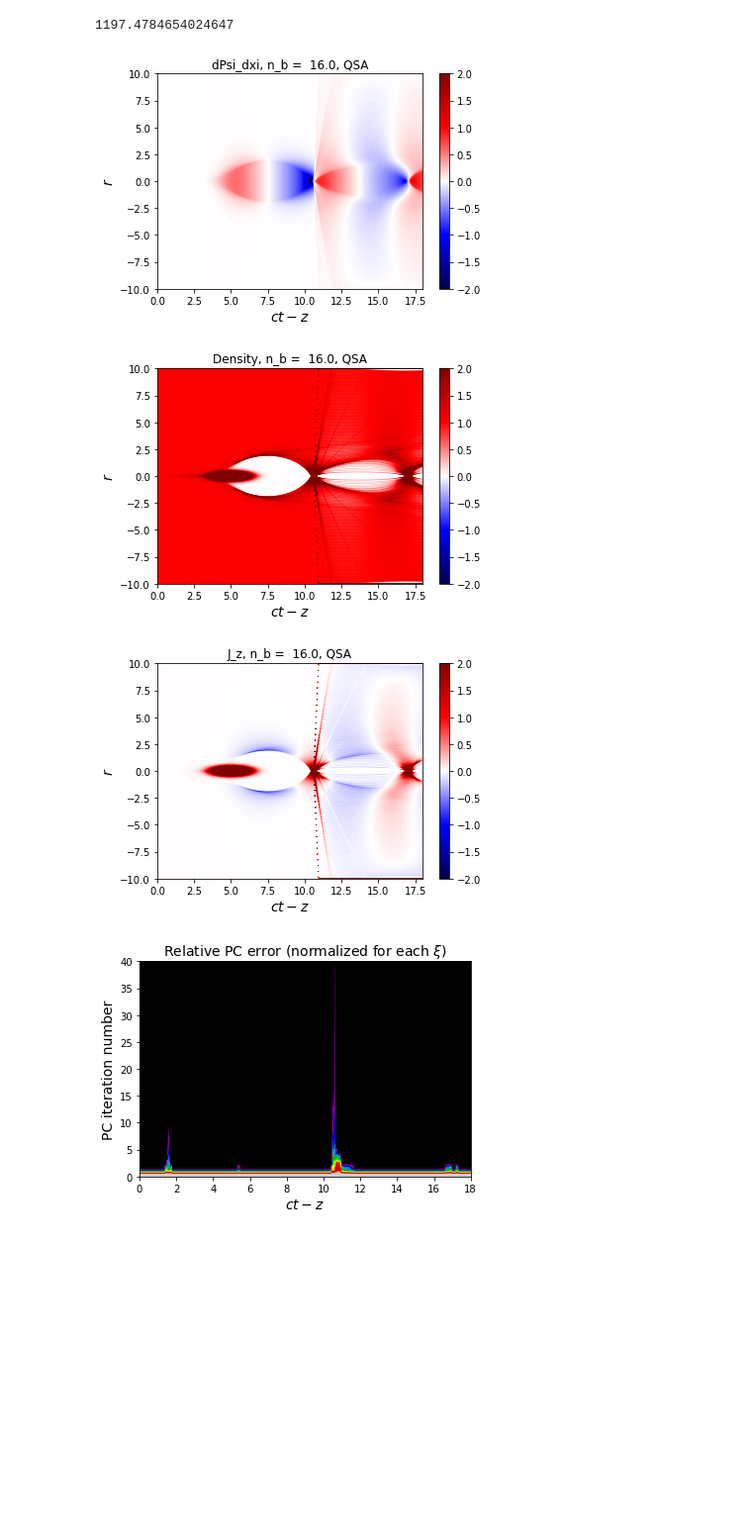
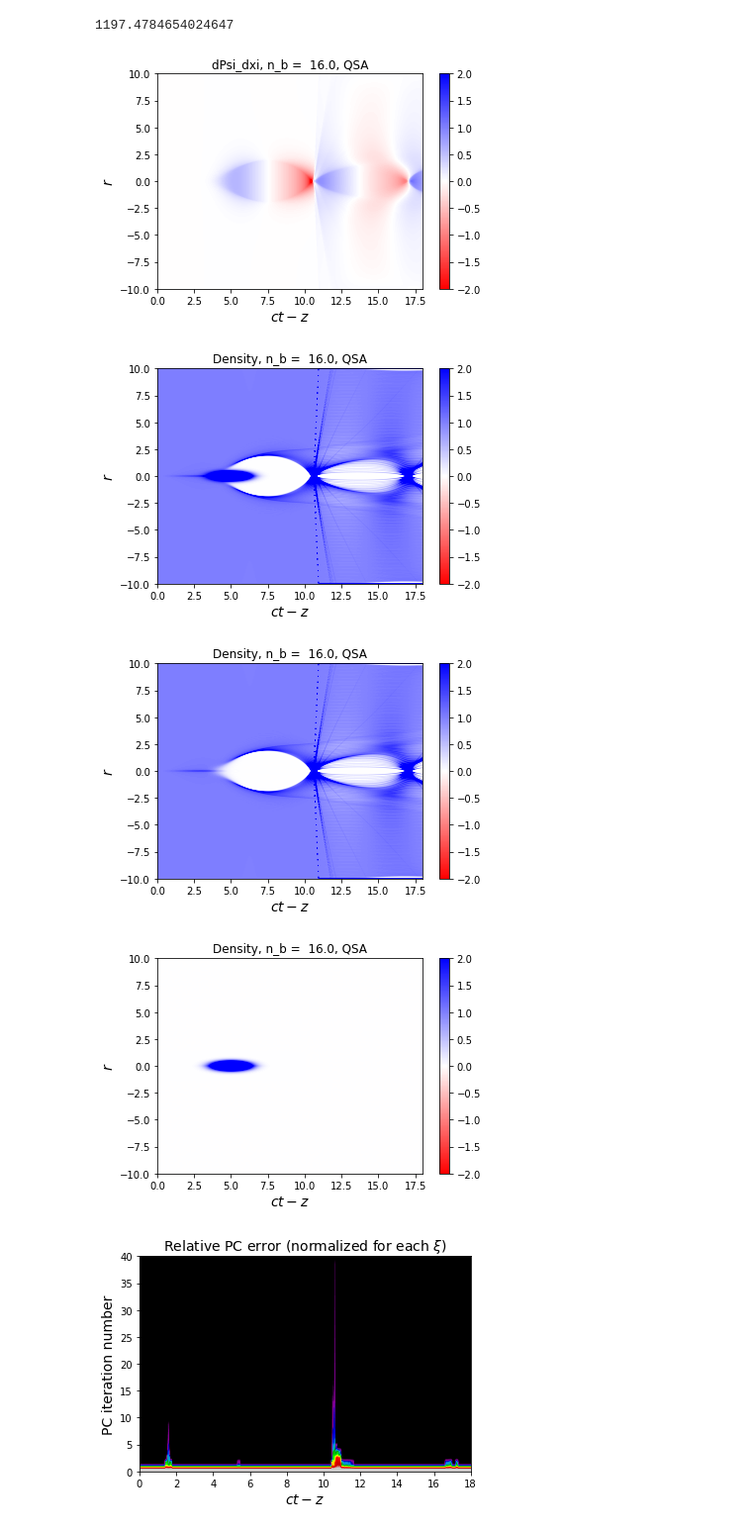
Before and after one commit to viktoriiazakharova/QSA_PWFA, a Jupyter notebook: example/sim_test_quick.ipynb, the cells around one changed output. Shown: that part at 99% size. Saved outputs shown, nothing was run; the diff lists cells and outputs as text; code cells hidden in the pictures; blank space fills up the shorter version.

```diff
--- a/example/sim_test_quick.ipynb
+++ b/example/sim_test_quick.ipynb
@@ -46,8 +46,16 @@ sim.add_specie( GaussianBunch( n_b, R_b, R_xi, ksi0, 256, sim, q=1 ) )
 
 sim.diagnostics = [
     FieldDiagnostics( sim, L_r=L_r, N_r=N_r,
-                      fields=['dPsi_dxi','Density','J_z'],
+                      fields=['dPsi_dxi','Density'],
                       xi_step=4,
+                      ),
+    FieldDiagnostics( sim, L_r=L_r, N_r=N_r,
+                      fields=['Density',],
+                      xi_step=4, species_src=(sim.species[0],)
+                      ),
+    FieldDiagnostics( sim, L_r=L_r, N_r=N_r,
+                      fields=['Density',],
+                      xi_step=4, species_src=(sim.species[1],)
                       ),
     ]
 
@@ -56,35 +64,36 @@ sim.run(iter_max=40, rel_err_max=1e-2, mixing_factor=0.07, track_convergence=Tru
 # %%
 for diag in sim.diagnostics:
     ext = np.array([diag.xi.min(),
                     diag.xi.max(),
                    -diag.grid.L_r,
                     diag.grid.L_r ])
 
     for fld in diag.fields:
         val = diag.Data[fld]
         val_ext = np.hstack((val[:,1:][:,::-1], val[:,1:]))
 
         plt.figure(figsize=(6,4))
 
         vmax = 2
         plt.imshow(val_ext.T,
                    origin='lower',
                    aspect='auto',
-                   cmap=plt.cm.seismic,
+                   cmap=plt.cm.bwr_r,
                    vmax=vmax,
                    vmin=-vmax,
                    extent=ext
                   )
 
         plt.colorbar()
         plt.xlabel(r'$ct-z$', fontsize=14)
         plt.ylabel(r'$r$', fontsize=14)
 
         plt.title(f"{fld}, n_b =  {n_b}, QSA")
 # %% [output]
-[figure, old version]
+[figure, new version]
-[figure, old version]
+[figure, new version]
-[figure, old version]
+[figure, new version]
+[figure, added]
 # %%
 N_xi_err = len(sim.err_rel_list)
 iter_max = 40
```
Also changed, not shown: 3 other files.
